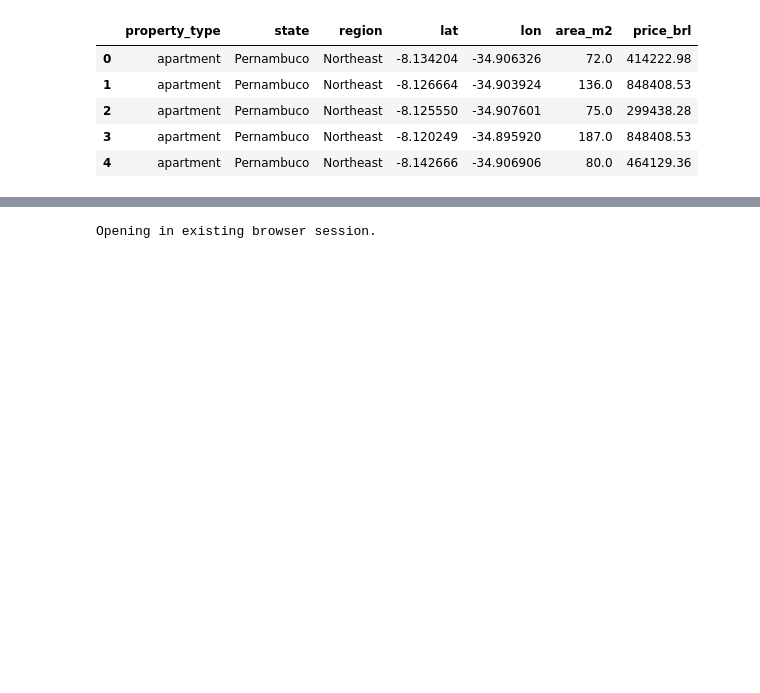
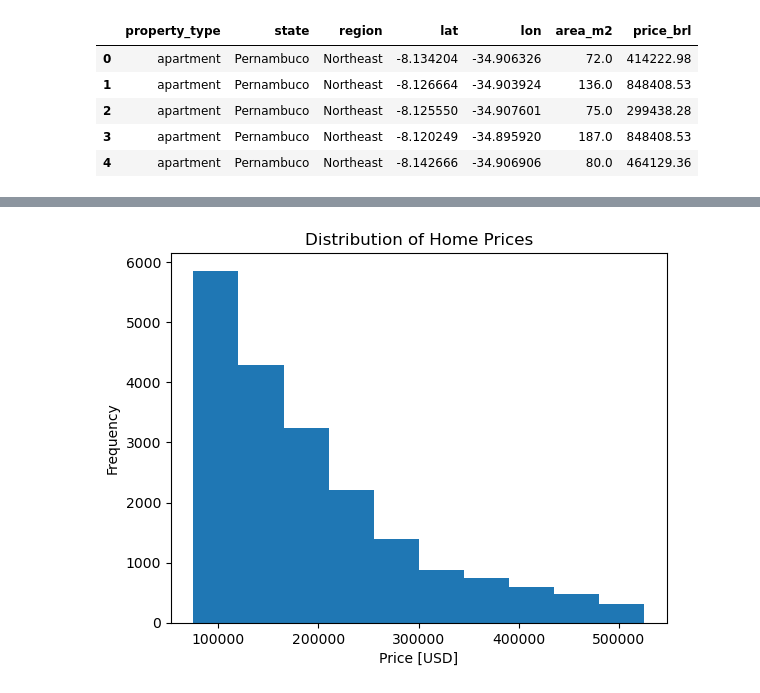
Before and after one commit to Dev0psKing/Applied_data_science_Projects, a Jupyter notebook: House Pricing in Mexico Project/Housing_Brazil.ipynb, the cells around one changed output, grey strips where cells are left out. Cells and saved outputs as stored; diff of their text form; code cells hidden in the pictures; blank space fills up the shorter version.

```diff
--- a/House Pricing in Mexico Project/Housing_Brazil.ipynb
+++ b/House Pricing in Mexico Project/Housing_Brazil.ipynb
@@ -142,45 +142,22 @@ summary_stats.head(10)
-# %%
-import pandas as pd
-import plotly.express as px
-import plotly.io as pio
-
-# Sample data - replace with your actual DataFrame
-df = pd.DataFrame({
-    'lat': [-23.55, -22.90, -12.97, -15.79, -19.92],
-    'lon': [-46.63, -43.17, -38.50, -47.88, -43.94],
-    'price_usd': [500000, 300000, 200000, 350000, 400000],
-    'property_type': ['Apartment', 'House', 'Land', 'Condo', 'Villa']
-})
-
-# Create the map
-fig = px.scatter_map(
-    df,
-    lat="lat",
-    lon="lon",
-    color="price_usd",
-    hover_name="property_type",
-    zoom=3
-)
-
-# Configure map settings
-fig.update_layout(
-    mapbox=dict(
-        style="open-street-map",  # Free style that doesn't require a token
-        center=dict(lat=-14.2, lon=-51.9),  # Center on Brazil
-        zoom=3
-    ),
-    height=600,
-    width=800,
-    title="Property Map"
-)
-
-# For PyCharm Professional:
-# Option 1: Show in browser (recommended)
-pio.renderers.default = "browser"
-fig.show()
-
-# Option 2: Show in PyCharm's built-in viewer (might need configuration)
-# pio.renderers.default = "png"  # Static image
-# fig.show()
-# %% [output]
-Opening in existing browser session.
+# %%
+
+
+fig, ax = plt.subplots()
+
+# Plot a histogram of the first 20,000 values in the "price_usd" column.
+# This is the key part that creates the bell-shaped curve.
+ax.hist(df["price_usd"][:20000])
+
+# Set the x-axis label
+ax.set_xlabel("Price [USD]")
+
+# Set the y-axis label
+ax.set_ylabel("Frequency")
+
+# Set the title
+ax.set_title("Distribution of Home Prices")
+
+# Display the plot
+plt.show()
+# %% [output]
+[figure, added]
```
Also changed, not shown: parts of 3 cells of this notebook.
